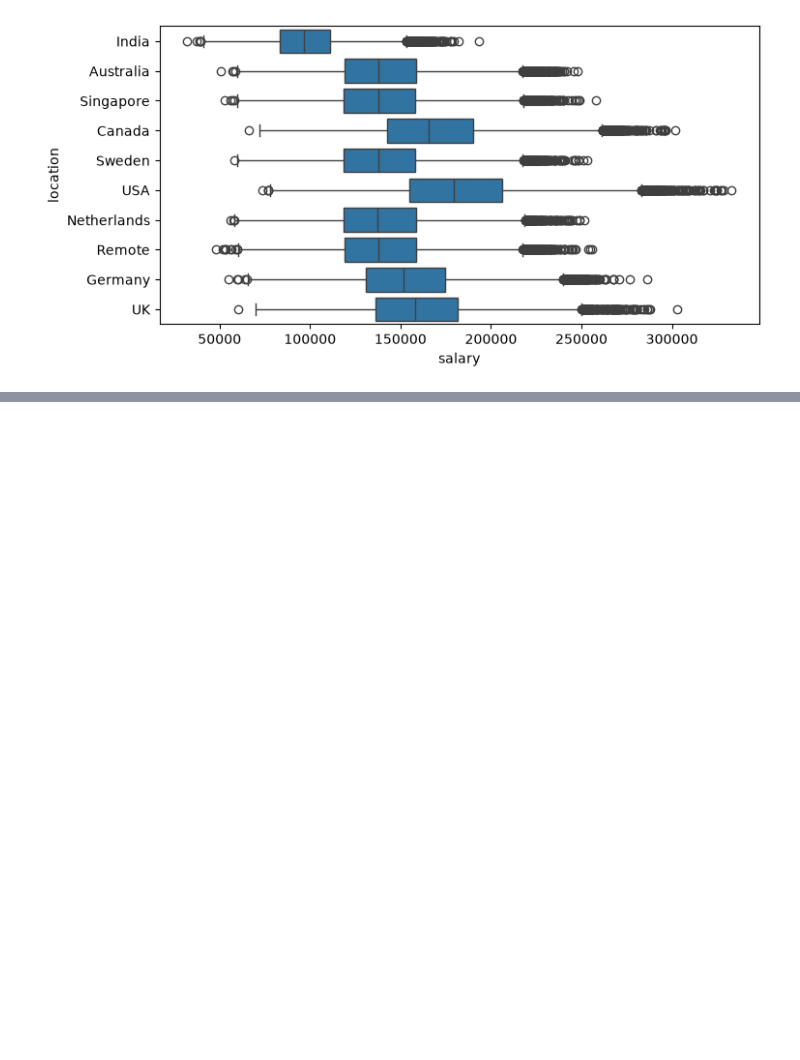
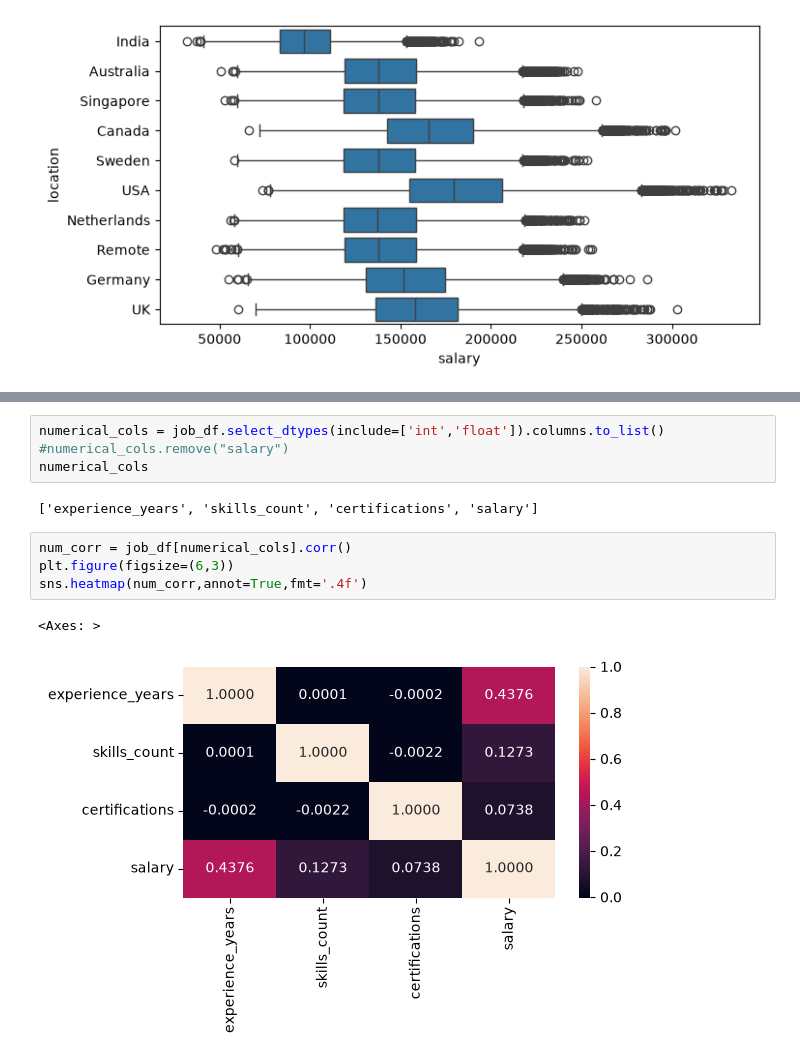
Before and after one commit to Mtalii888/Job-prediction-, a Jupyter notebook: job_dataset.ipynb, the cells around one changed output, grey strips where cells are left out. Cells and saved outputs as stored; diff of their text form; blank space fills up the shorter version.

```diff
--- a/job_dataset.ipynb
+++ b/job_dataset.ipynb
@@ -272,0 +351,13 @@ sns.boxplot(data=job_df,x='salary',y='location')
+# %%
+numerical_cols = job_df.select_dtypes(include=['int','float']).columns.to_list()
+#numerical_cols.remove("salary")
+numerical_cols
+# %% [output]
+['experience_years', 'skills_count', 'certifications', 'salary']
+# %%
+num_corr = job_df[numerical_cols].corr()
+plt.figure(figsize=(6,3))
+sns.heatmap(num_corr,annot=True,fmt='.4f')
+# %% [output]
+<Axes: >
+[figure, added]
```
Also changed, not shown: parts of 30 cells of this notebook, 3 other files.
